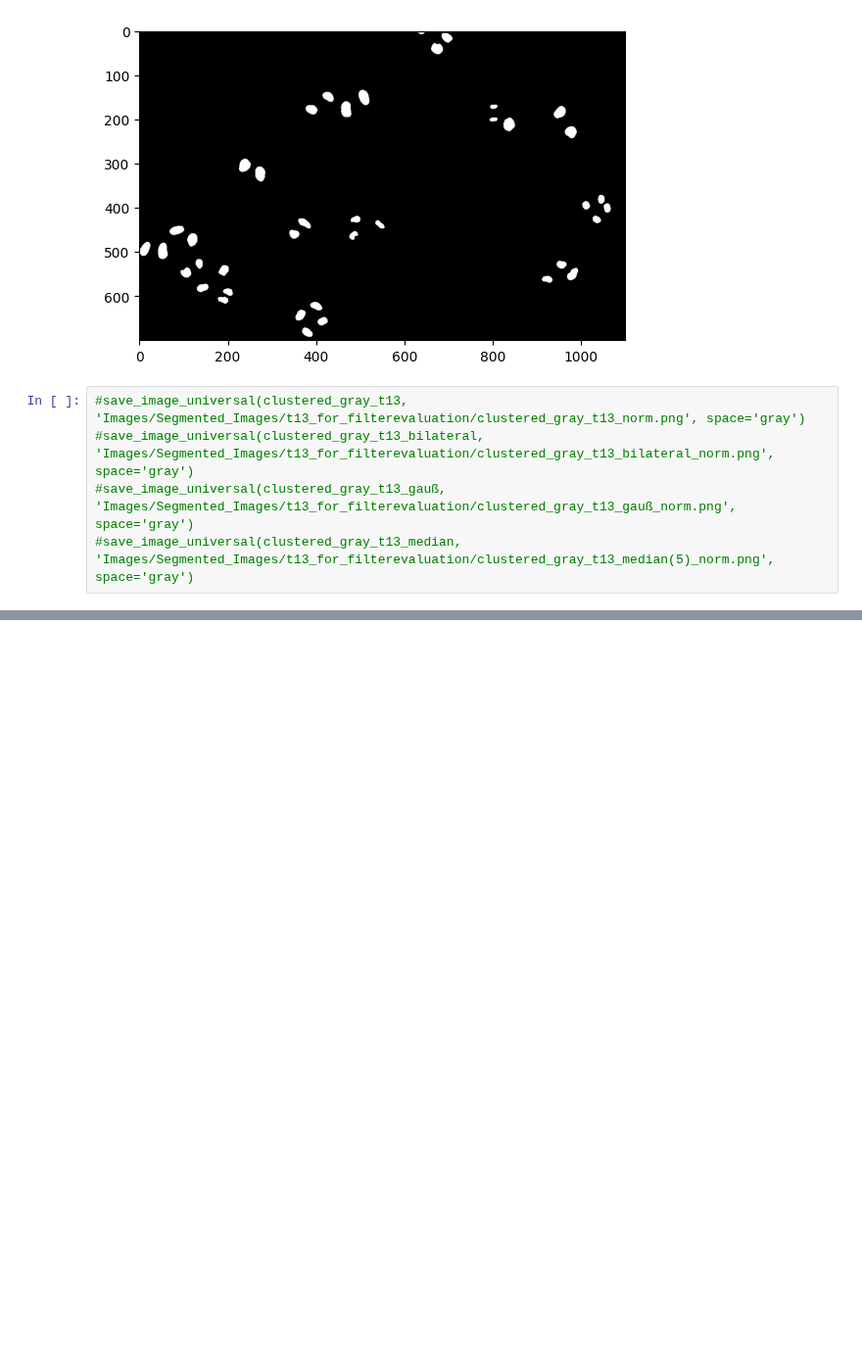
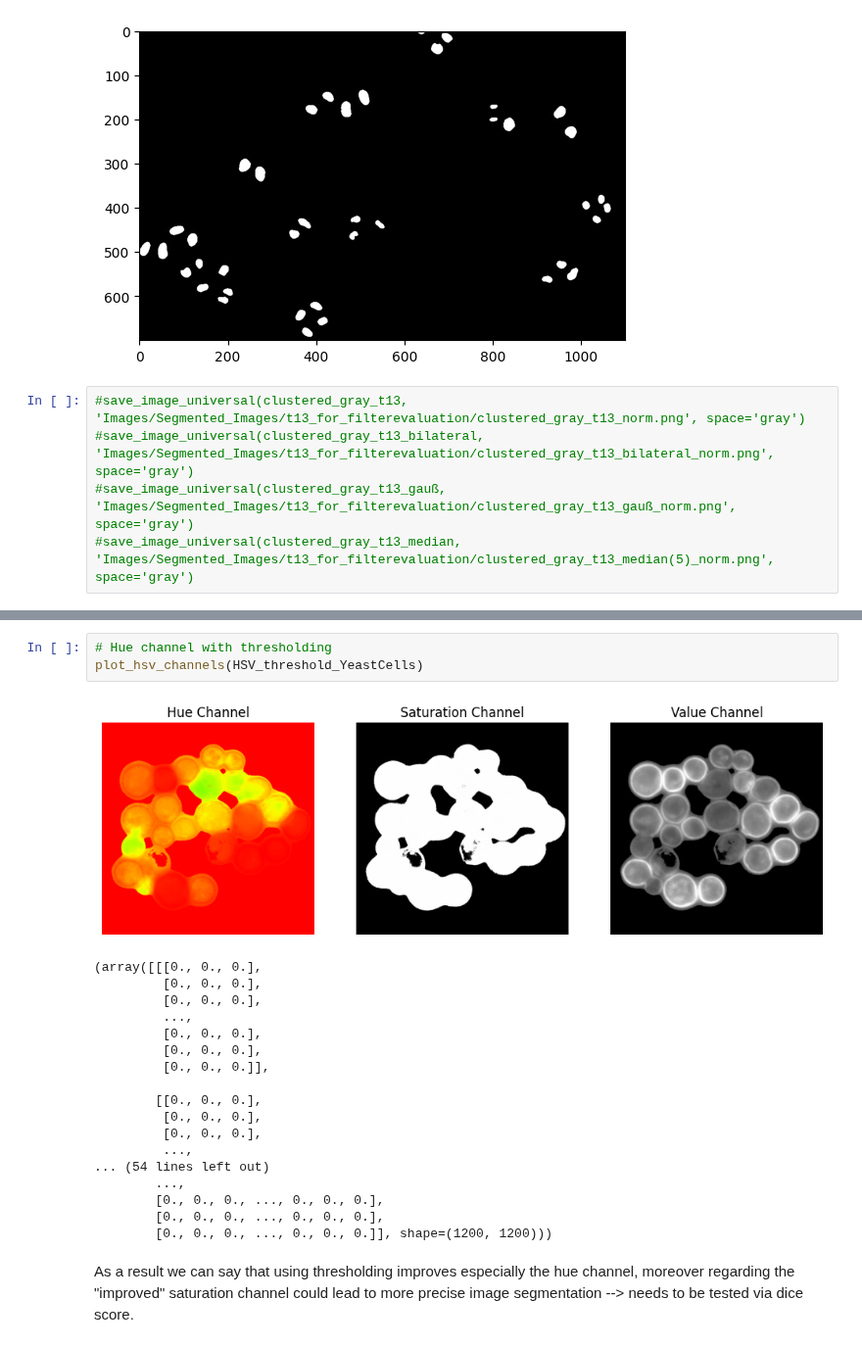
Before and after one commit to BiomedicalImageAnalysis2025/topic01_team04, a Jupyter notebook: Code/FilterEvaluation.ipynb, the cells around one changed output, grey strips where cells are left out. Shown at 98% size. Drawn from its saved outputs; the diff is of its cells as text; blank space fills up the shorter version.

```diff
--- a/Code/FilterEvaluation.ipynb
+++ b/Code/FilterEvaluation.ipynb
@@ -137,0 +115,24 @@ Testing out Thresholding of YeastCells for image segmentation (from KMeans.ipynb
+# %%
+# Hue channel with thresholding
+plot_hsv_channels(HSV_threshold_YeastCells)
+# %% [output]
+[figure, added]
+(array([[[0., 0., 0.],
+         [0., 0., 0.],
+         [0., 0., 0.],
+         ...,
+         [0., 0., 0.],
+         [0., 0., 0.],
+         [0., 0., 0.]],
+
+        [[0., 0., 0.],
+         [0., 0., 0.],
+         [0., 0., 0.],
+         ...,
+... (54 lines left out)
+        ...,
+        [0., 0., 0., ..., 0., 0., 0.],
+        [0., 0., 0., ..., 0., 0., 0.],
+        [0., 0., 0., ..., 0., 0., 0.]], shape=(1200, 1200)))
+# %% [markdown]
+As a result we can say that using thresholding improves especially the hue channel, moreover regarding the "improved" saturation channel could lead to more precise image segmentation --> needs to be tested via dice score.
```
Also changed, not shown: parts of 12 cells of this notebook, 1 other file.
